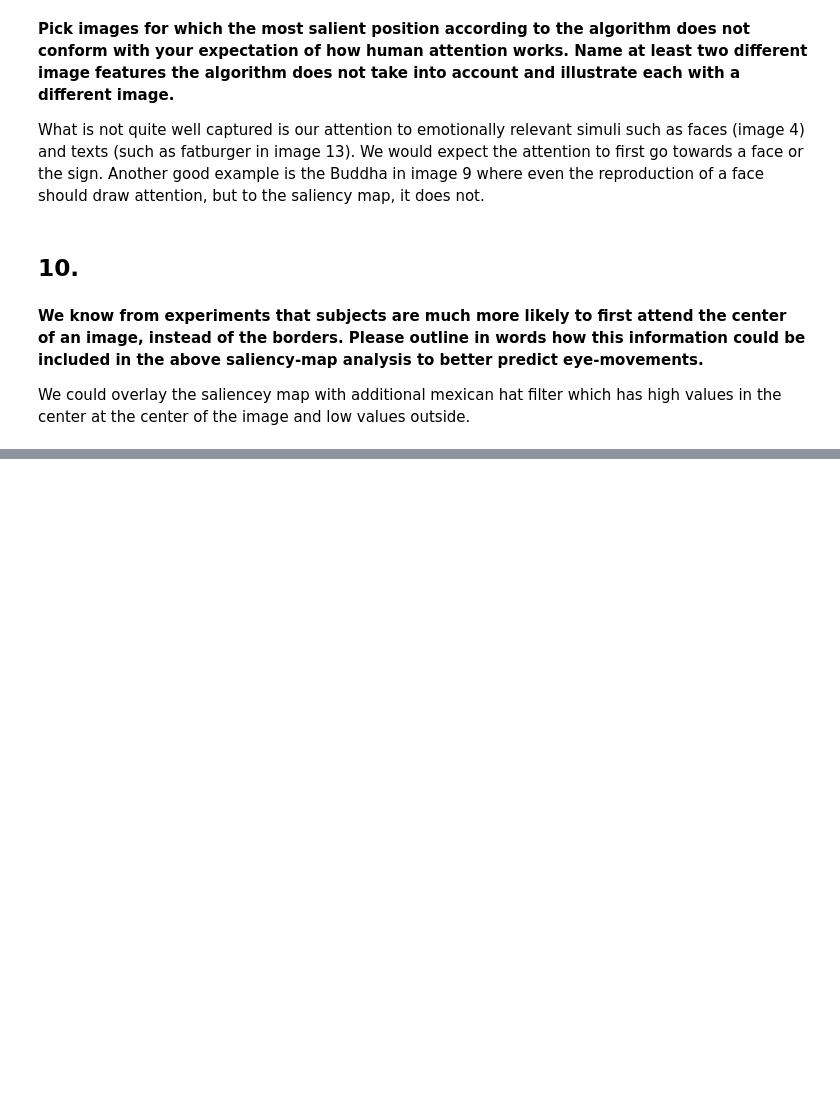
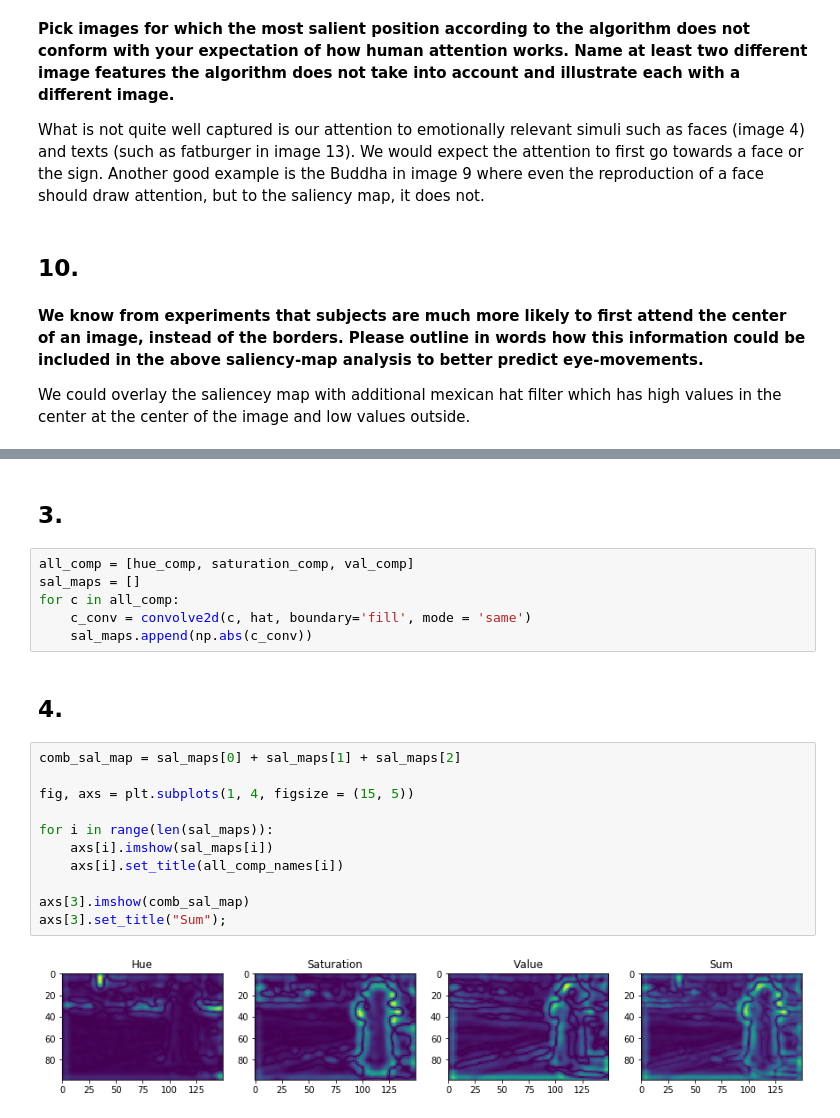
Before and after one commit to DorotheaMueller/mhbf, a Jupyter notebook: ex_4_budding_mueller.ipynb, the cells around one changed output, grey strips where cells are left out. Saved outputs shown, nothing was run; the diff lists cells and outputs as text; blank space fills up the shorter version.

```diff
--- a/ex_4_budding_mueller.ipynb
+++ b/ex_4_budding_mueller.ipynb
@@ -299,0 +368,23 @@ We could overlay the saliencey map with additional mexican hat filter which has
+# %% [markdown]
+## 3.
+# %%
+all_comp = [hue_comp, saturation_comp, val_comp]
+sal_maps = []
+for c in all_comp:
+    c_conv = convolve2d(c, hat, boundary='fill', mode = 'same')
+    sal_maps.append(np.abs(c_conv))
+# %% [markdown]
+## 4.
+# %%
+comb_sal_map = sal_maps[0] + sal_maps[1] + sal_maps[2]
+
+fig, axs = plt.subplots(1, 4, figsize = (15, 5))
+
+for i in range(len(sal_maps)):
+    axs[i].imshow(sal_maps[i])
+    axs[i].set_title(all_comp_names[i])
+
+axs[3].imshow(comb_sal_map)
+axs[3].set_title("Sum");
+# %% [output]
+[figure, added]
```
Also changed, not shown: parts of 11 cells of this notebook.
